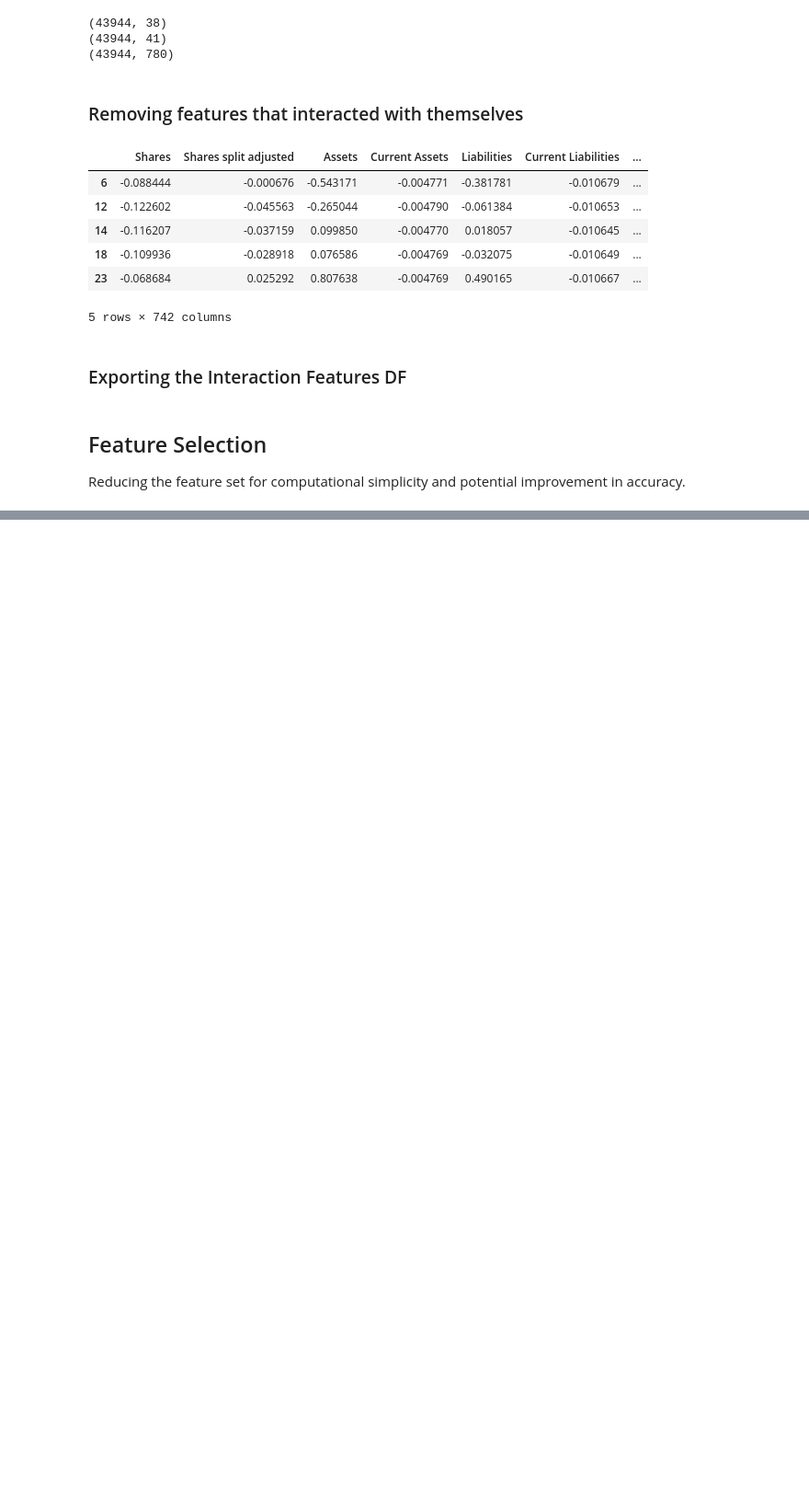
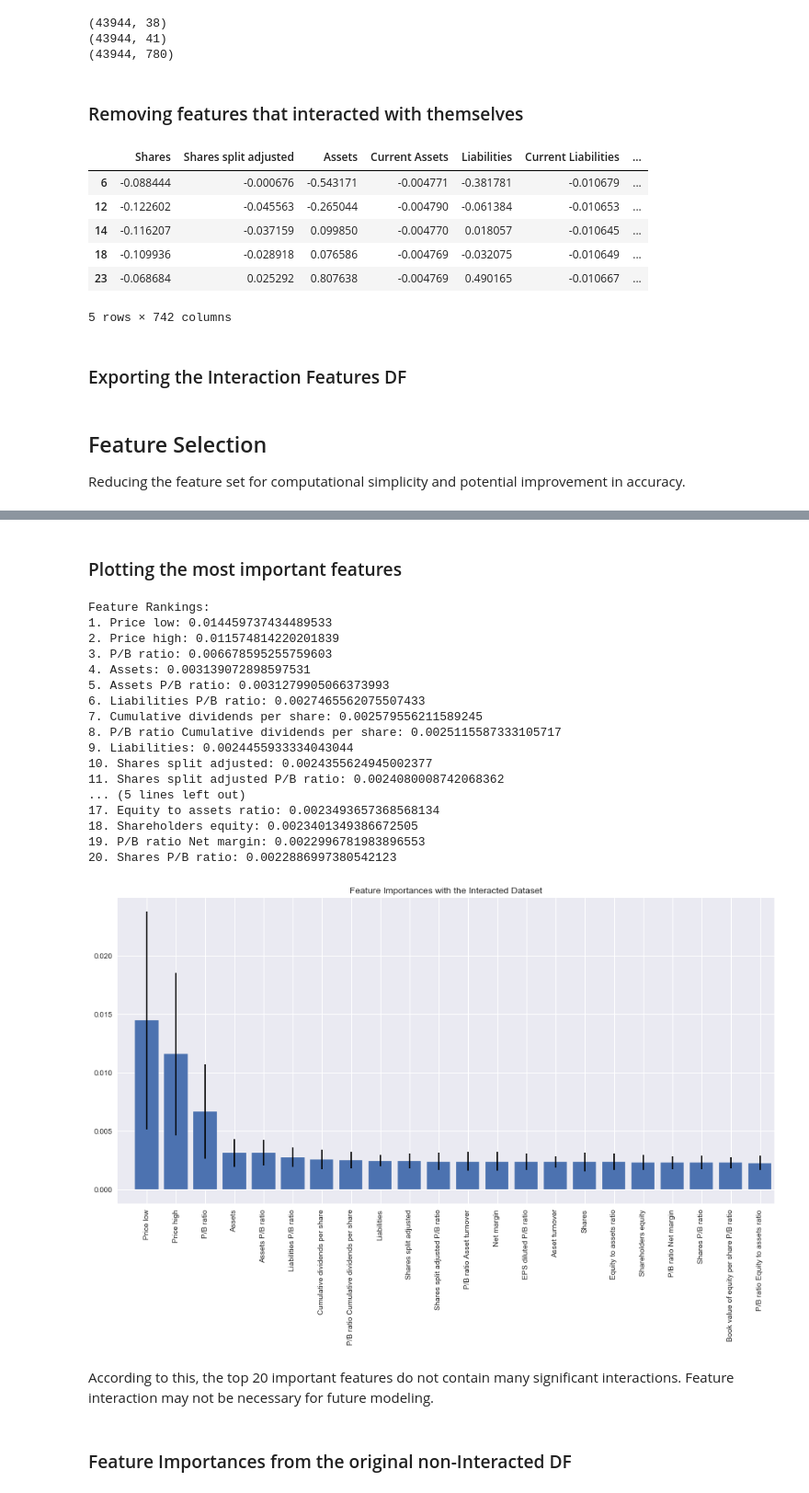
Before and after one commit to marcosan93/Stock-Analyzer, a Jupyter notebook: Classification/Exploring_Data.ipynb, the cells around one changed output, grey strips where cells are left out. Shown at 92% size. Drawn from its saved outputs; the diff is of its cells as text; code cells hidden in the pictures; blank space fills up the shorter version.

Commit message:
more classification models plus a NN

```diff
--- a/Classification/Exploring_Data.ipynb
+++ b/Classification/Exploring_Data.ipynb
@@ -330,0 +328,9 @@ len(fltr.get_support())
+# %%
+forest = ExtraTreesClassifier(n_estimators=100)
+
+# Dropping the necessary columns as well as any columns that interacted with 'price low' or 'price high'
+X = int_df.drop("Decision", 1).drop([i for i in int_df.columns[38:] if "Price" in i], 1)
+y = int_df.Decision
+
+# Fitting the classifier
+%timeit forest.fit(X, y)
@@ -330,0 +339,48 @@ len(fltr.get_support())
+# %%
+# Determining the important features
+importances = forest.feature_importances_
+
+# The standard deviation among the trees for the important features
+std = np.std([i.feature_importances_ for i in forest.estimators_], axis=0)
+
+# Indexing and sorting the important features
+indices = np.argsort(importances)[::-1]
+# %% [markdown]
+### Plotting the most important features
+# %%
+print("Feature Rankings:")
+
+for i in range(20):
+    print(f"{i+1}. {X.columns[indices[i]]}: {importances[indices[i]]}")
+
+plt.figure(figsize=(14,7))
+
+plt.title("Feature Importances with the Interacted Dataset")
+plt.bar(range(X.shape[1]), importances[indices], yerr=std[indices], align='center')
+
+plt.xticks(range(X.shape[1]), X.columns[indices], rotation=90)
+plt.xlim([-1, 21.5])
+plt.show()
+# %% [output]
+Feature Rankings:
+1. Price low: 0.014459737434489533
+2. Price high: 0.011574814220201839
+3. P/B ratio: 0.006678595255759603
+4. Assets: 0.003139072898597531
+5. Assets P/B ratio: 0.0031279905066373993
+6. Liabilities P/B ratio: 0.0027465562075507433
+7. Cumulative dividends per share: 0.002579556211589245
+8. P/B ratio Cumulative dividends per share: 0.0025115587333105717
+9. Liabilities: 0.0024455933334043044
+10. Shares split adjusted: 0.0024355624945002377
+11. Shares split adjusted P/B ratio: 0.0024080008742068362
+... (5 lines left out)
+17. Equity to assets ratio: 0.0023493657368568134
+18. Shareholders equity: 0.0023401349386672505
+19. P/B ratio Net margin: 0.0022996781983896553
+20. Shares P/B ratio: 0.0022886997380542123
+[figure, added]
+# %% [markdown]
+According to this, the top 20 important features do not contain many significant interactions.  Feature interaction may not be necessary for future modeling.
+# %% [markdown]
+### Feature Importances from the original non-Interacted DF
```
Also changed, not shown: parts of 19 cells of this notebook, 12 other files.
